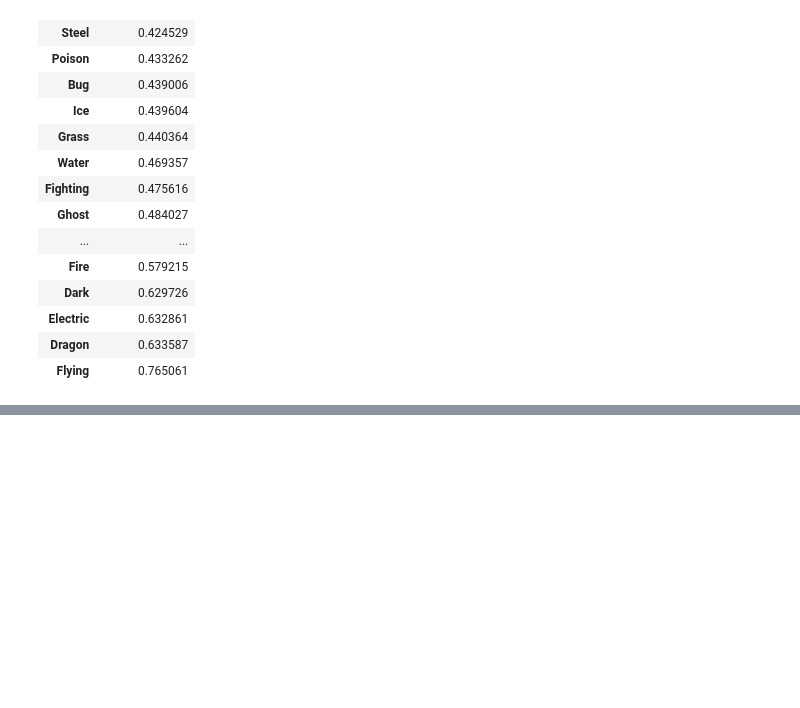
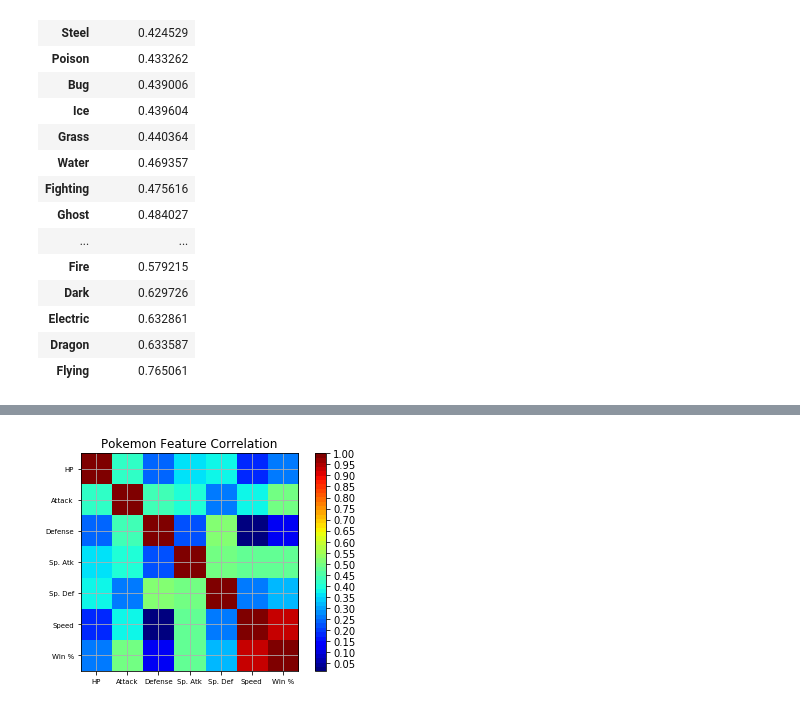
Before and after one commit to bjpark0805/Pokemon_Data_analysis-, a Jupyter notebook: Pokemon_data_analysis_example.ipynb, the cells around one changed output, grey strips where cells are left out. Cells and saved outputs as stored; diff of their text form; code cells hidden in the pictures; blank space fills up the shorter version.

```diff
--- a/Pokemon_data_analysis_example.ipynb
+++ b/Pokemon_data_analysis_example.ipynb
@@ -502,0 +563,19 @@ sns.pairplot(results.loc[:,col].dropna())
+# %%
+def correlation_matrix(df):
+    import matplotlib.cm as cm
+    fig = plt.figure()
+    ax1 = fig.add_subplot(111)
+    cmap = cm.get_cmap('jet', 50)
+    cax = ax1.imshow(df.corr(), interpolation="nearest", cmap=cmap)
+    ax1.grid(True)
+    plt.title('Pokemon Feature Correlation')
+    labels = ['Type1', 'HP', 'Attack', 'Defense', 'Sp. Atk', 'Sp. Def', 'Speed', 'Win %']
+    ax1.set_xticklabels(labels, fontsize = 7)
+    ax1.set_yticklabels(labels, fontsize = 7)
+    # Add colorbar, make sure to specify tick locations to match desired ticklabels
+    fig.colorbar(cax, ticks=[0.00, 0.05, 0.10, 0.15, .20, .25, .30, .35, .40, .45, .50, .55, .60, .65, .70, .75, .80, .85, .90, .95, 1])
+    plt.show()
+
+correlation_matrix(results.loc[:, col])
+# %% [output]
+[figure, added]
```
Also changed, not shown: parts of 8 cells of this notebook.
